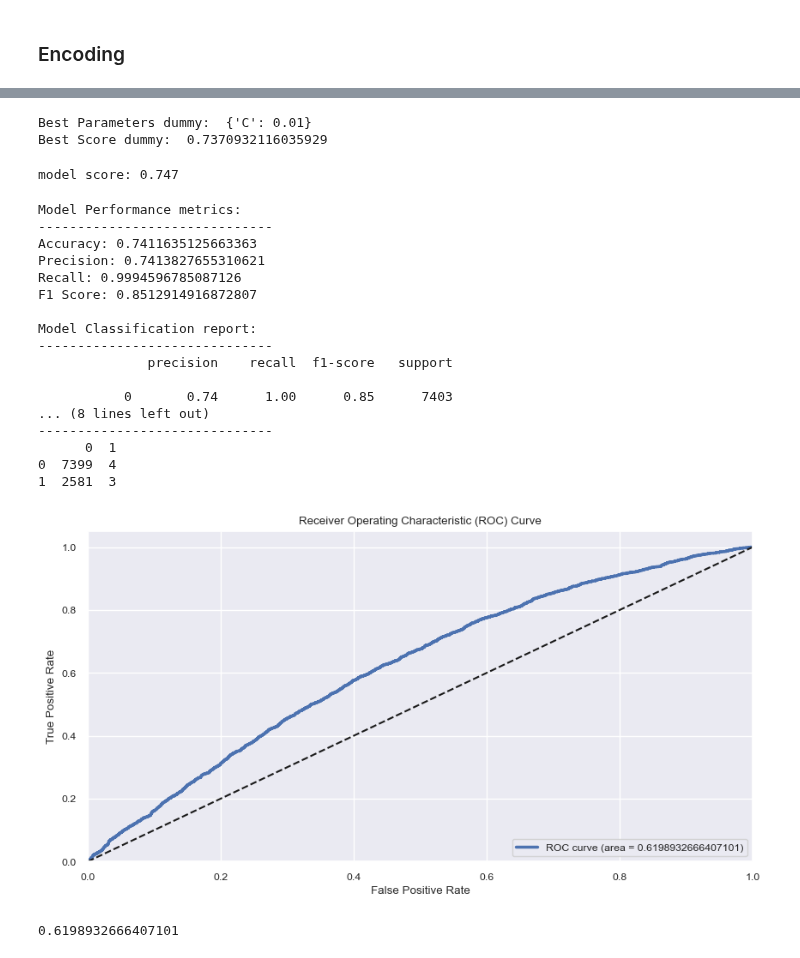
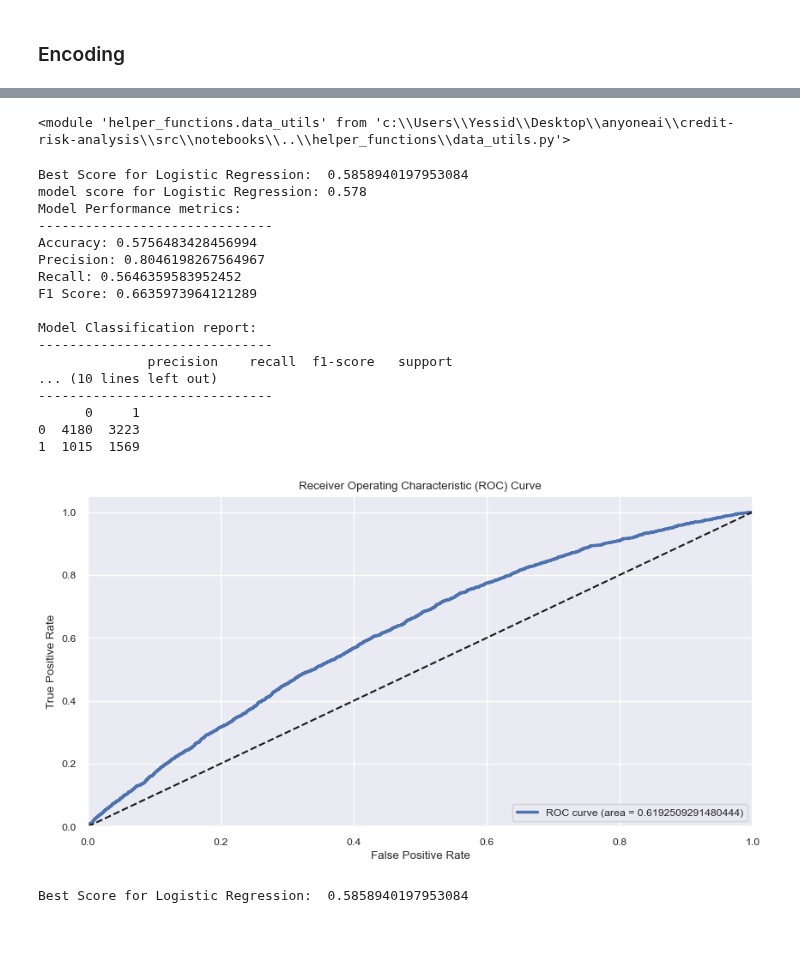
Before and after one commit to tutecode/credit-risk-analysis, a Jupyter notebook: src/notebooks/model_ml_model_dev_v0.ipynb, the cells around one changed output, grey strips where cells are left out. Drawn from its saved outputs; the diff is of its cells as text; code cells hidden in the pictures.

Commit message:
added the function for logistic regression

```diff
--- a/src/notebooks/model_ml_model_dev_v0.ipynb
+++ b/src/notebooks/model_ml_model_dev_v0.ipynb
@@ -90,0 +71,3 @@ None
+# %%
+app_normalized.drop(columns='PRODUCT', inplace=True)
+print(app_normalized.info())
@@ -105,4 +108,5 @@ app_enc = preprocessing.encoding(app_normalized, False) # using encoder
 # %%
-reload(data_utils)
-X_train_dum, y_train_dum, X_test_dum, y_test_dum, X_val_dum, y_val_dum = data_utils.get_feature(app_dum)
-X_train_enc, y_train_enc, X_test_enc, y_test_enc, X_val_enc, y_val_enc = data_utils.get_feature(app_enc)
+# X_train_dum, y_train_dum, X_test_dum, y_test_dum, X_val_dum, y_val_dum = data_utils.get_feature(app_dum) # using get_dummies
+# X_train_enc, y_train_enc, X_test_enc, y_test_enc, X_val_enc, y_val_enc = data_utils.get_feature(app_enc) # using encoder
+# %% [output]
+<module 'helper_functions.data_utils' from 'c:\\Users\\Yessid\\Desktop\\anyoneai\\credit-risk-analysis\\src\\notebooks\\..\\helper_functions\\data_utils.py'>
@@ -117,16 +112,0 @@ param_grid = {
-# %%
-# for dummies as encoder
-grid_search_dum = GridSearchCV(model_lr, param_grid, cv=5) # create a grid search object for dummy
-grid_search_dum.fit(X_train_dum, y_train_dum) # fit the grid search object to the data (dummy)
-
-# print the best parameters and score
-print("Best Parameters dummy: ", grid_search_dum.best_params_)
-print("Best Score dummy: ", grid_search_dum.best_score_)
-# %% [output]
-Best Parameters dummy:  {'C': 0.01}
-Best Score dummy:  0.7370932116035929
-# %%
-print("model score: %.3f" % grid_search_dum.score(X_val_dum, y_val_dum))
-y_hat = grid_search_dum.predict(X_test_dum)
-# %% [output]
-model score: 0.747
@@ -133,23 +115,26 @@ model score: 0.747
+# %%
+reload(preprocessing)
+lr_model = preprocessing.model_logistic_regression(app_dum, True)
+# %% [output]
+Best Score for Logistic Regression:  0.5858940197953084
+model score for Logistic Regression: 0.578
+Model Performance metrics:
+------------------------------
+Accuracy: 0.5756483428456994
+Precision: 0.8046198267564967
+Recall: 0.5646359583952452
+F1 Score: 0.6635973964121289
+
+Model Classification report:
+------------------------------
+              precision    recall  f1-score   support
+... (10 lines left out)
+------------------------------
+      0     1
+0  4180  3223
+1  1015  1569
+[figure, added]
+Best Score for Logistic Regression:  0.5858940197953084
 # %%
-accuracy = evaluation.get_performance(y_hat, y_test_dum)
-evaluation.plot_roc(grid_search_dum, y_test_dum, X_test_dum)
+# accuracy = evaluation.get_performance(y_hat, y_test_enc)
+# evaluation.plot_roc(grid_search_enc, y_test_enc, X_test_enc)
-# %% [output]
-Model Performance metrics:
-------------------------------
-Accuracy: 0.7411635125663363
-Precision: 0.7413827655310621
-Recall: 0.9994596785087126
-F1 Score: 0.8512914916872807
-
-Model Classification report:
-------------------------------
-              precision    recall  f1-score   support
-
-           0       0.74      1.00      0.85      7403
-... (8 lines left out)
-------------------------------
-      0  1
-0  7399  4
-1  2581  3
-[figure, removed]
-0.6198932666407101
```
Also changed, not shown: parts of 21 cells of this notebook, 5 other files.
